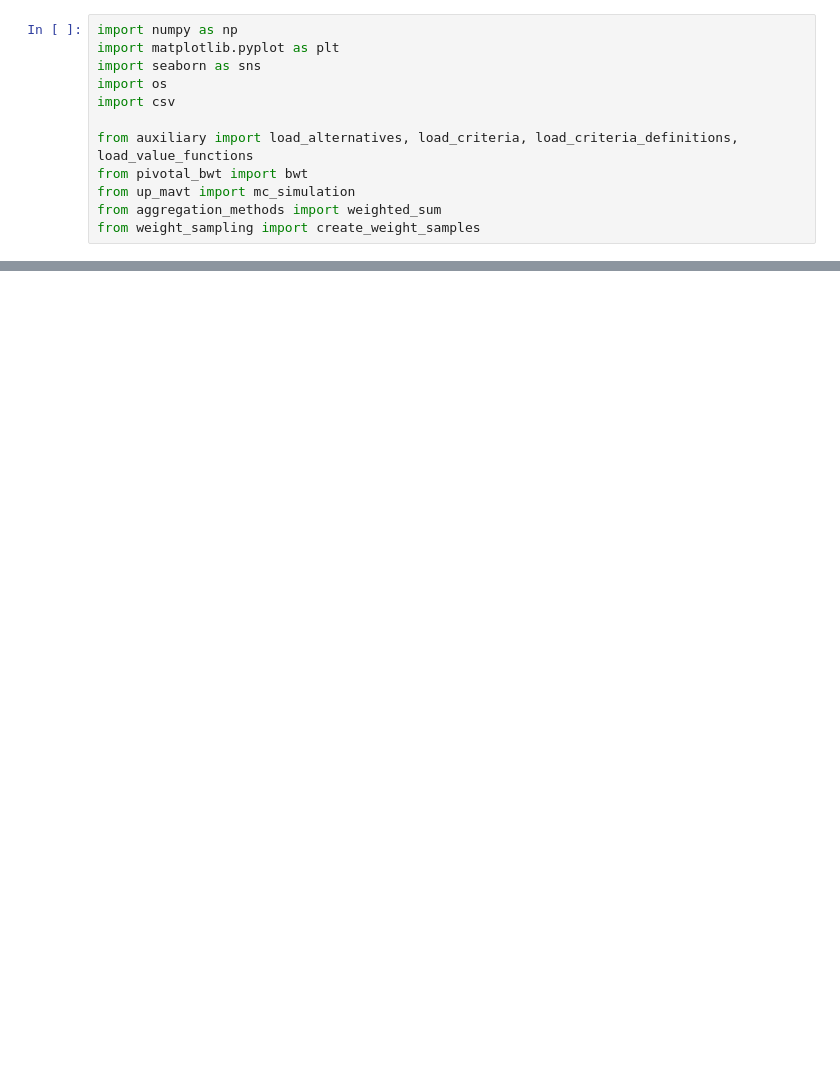
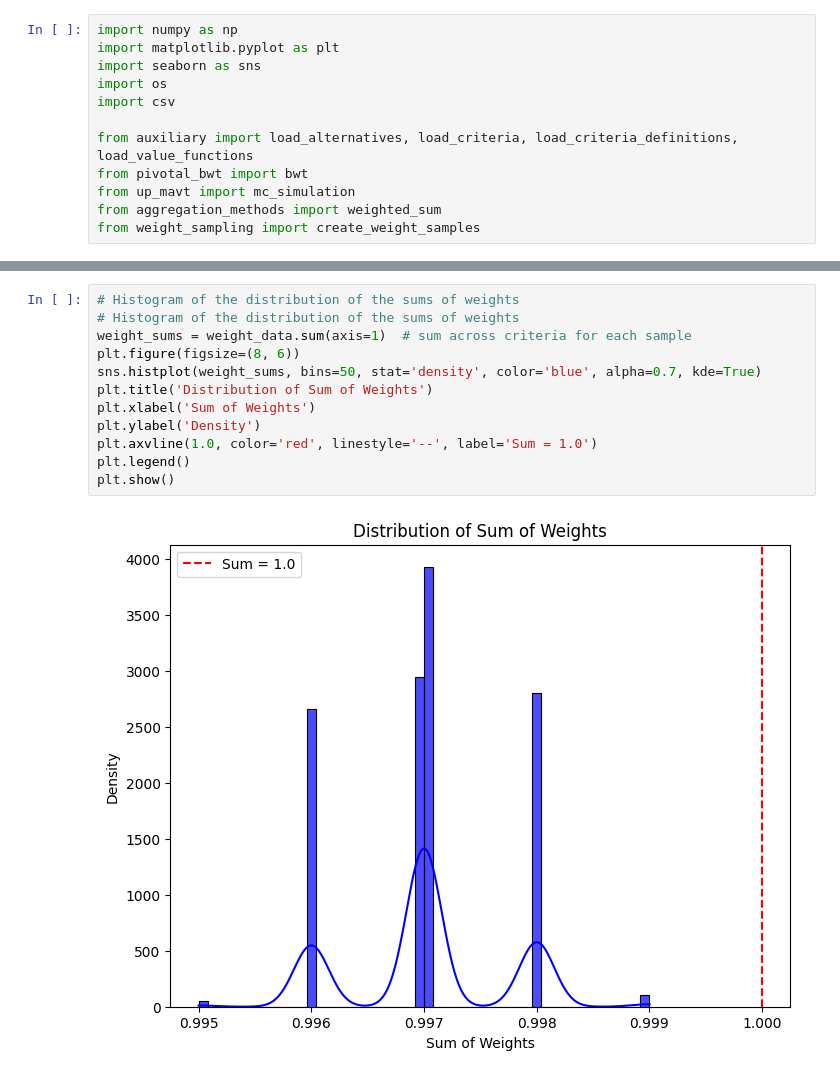
Before and after one commit to simo-pagliu/Master-Thesis, a Jupyter notebook: Complete Test/sampling_test.ipynb, the cells around one changed output, grey strips where cells are left out. Saved outputs shown, nothing was run; the diff lists cells and outputs as text; blank space fills up the shorter version.

```diff
--- a/Complete Test/sampling_test.ipynb
+++ b/Complete Test/sampling_test.ipynb
@@ -199,0 +36,14 @@ for dim in range(n_dimensions):
+# %%
+# Histogram of the distribution of the sums of weights
+# Histogram of the distribution of the sums of weights
+weight_sums = weight_data.sum(axis=1)  # sum across criteria for each sample
+plt.figure(figsize=(8, 6))
+sns.histplot(weight_sums, bins=50, stat='density', color='blue', alpha=0.7, kde=True)
+plt.title('Distribution of Sum of Weights')
+plt.xlabel('Sum of Weights')
+plt.ylabel('Density')
+plt.axvline(1.0, color='red', linestyle='--', label='Sum = 1.0')
+plt.legend()
+plt.show()
+# %% [output]
+[figure, added]
```
Also changed, not shown: parts of 10 cells of this notebook, 14 other files.
